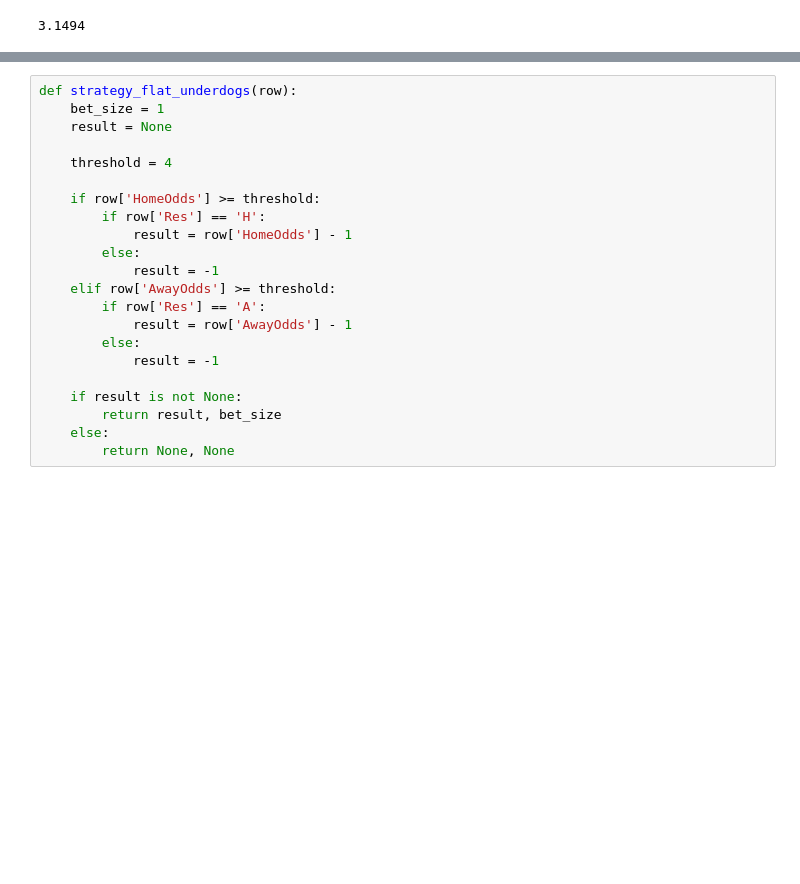
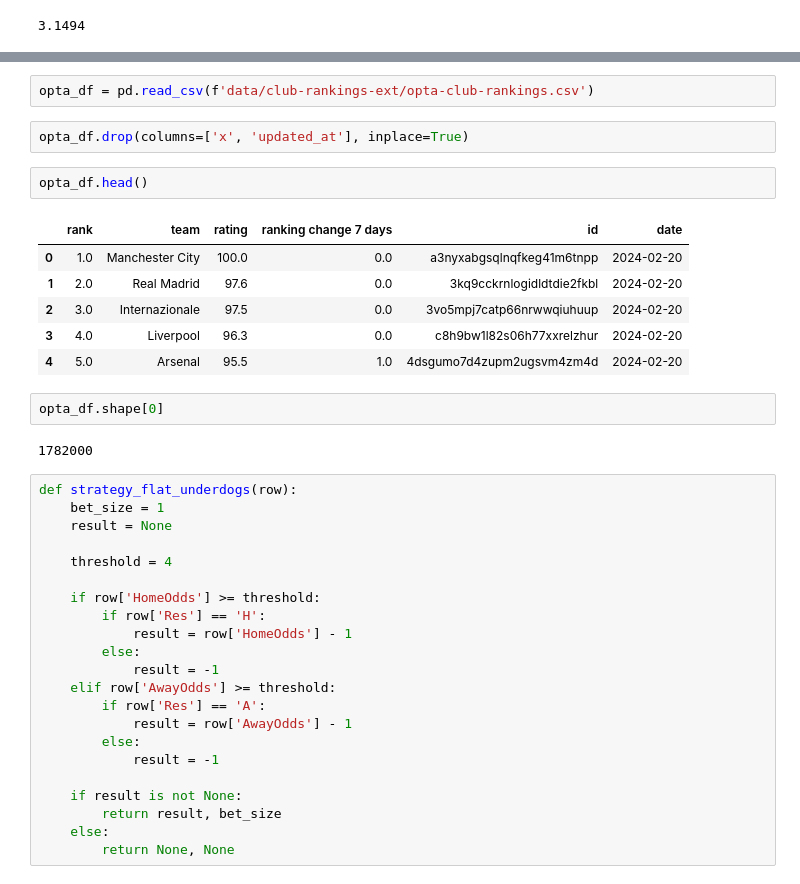
Before and after one commit to Michal-Zablocki/outrights-pred, a Jupyter notebook: bet_backtest.ipynb, the cells around one changed output, grey strips where cells are left out. Drawn from its saved outputs; the diff is of its cells as text; blank space fills up the shorter version.

```diff
--- a/bet_backtest.ipynb
+++ b/bet_backtest.ipynb
@@ -66,3 +83,20 @@ except KeyError:
+# %%
+opta_df = pd.read_csv(f'data/club-rankings-ext/opta-club-rankings.csv')
+# %%
+opta_df.drop(columns=['x', 'updated_at'], inplace=True)
+# %%
+opta_df.head()
+# %% [output]
+|  | rank | team | rating | ranking change 7 days | id | date |
+| 0 | 1.0 | Manchester City | 100.0 | 0.0 | a3nyxabgsqlnqfkeg41m6tnpp | 2024-02-20 |
+| 1 | 2.0 | Real Madrid | 97.6 | 0.0 | 3kq9cckrnlogidldtdie2fkbl | 2024-02-20 |
+| 2 | 3.0 | Internazionale | 97.5 | 0.0 | 3vo5mpj7catp66nrwwqiuhuup | 2024-02-20 |
+| 3 | 4.0 | Liverpool | 96.3 | 0.0 | c8h9bw1l82s06h77xxrelzhur | 2024-02-20 |
+| 4 | 5.0 | Arsenal | 95.5 | 1.0 | 4dsgumo7d4zupm2ugsvm4zm4d | 2024-02-20 |
+# %%
+opta_df.shape[0]
+# %% [output]
+1782000
 # %%
 def strategy_flat_underdogs(row):
     bet_size = 1
```
Also changed, not shown: parts of 4 cells of this notebook, 20 other files.
